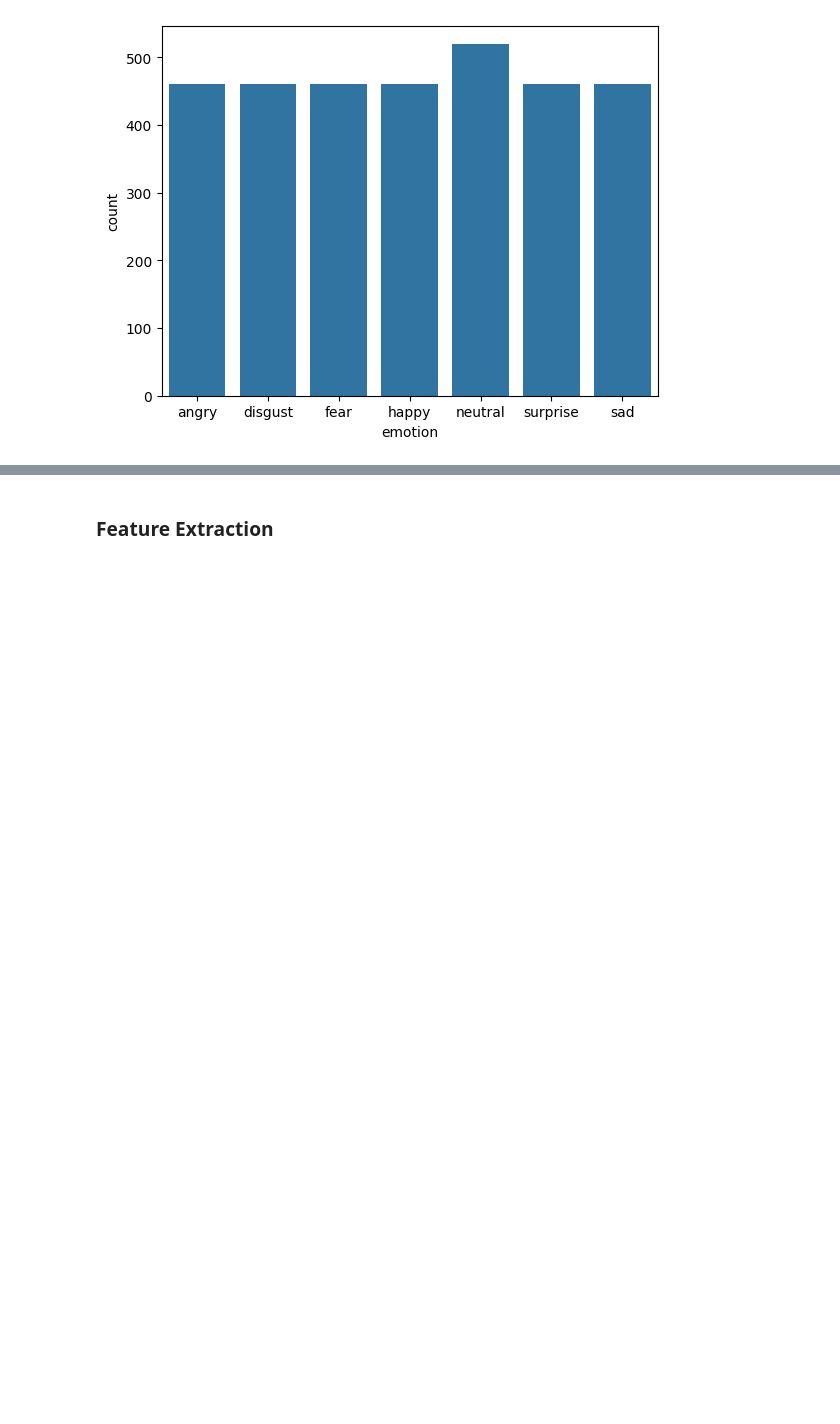
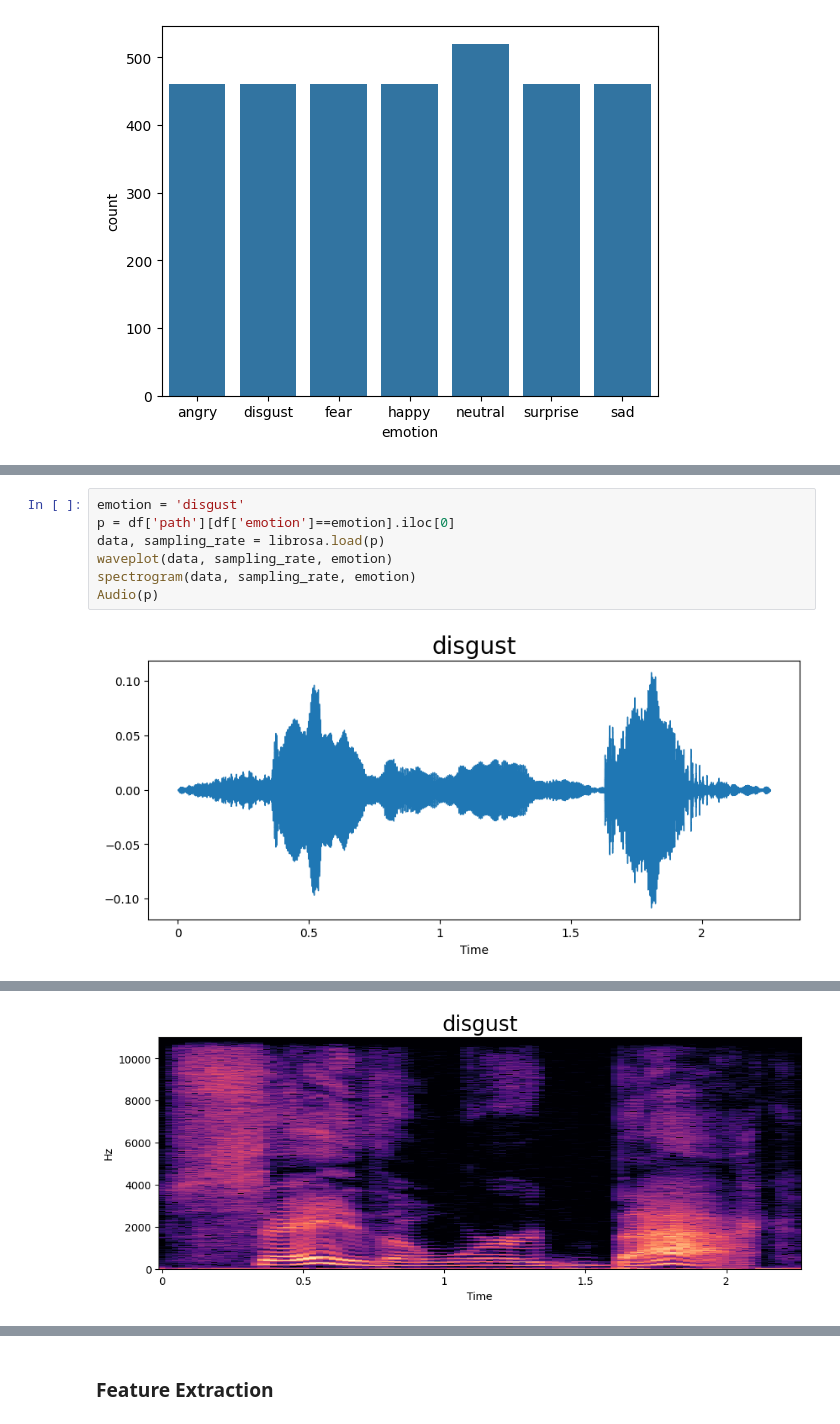
Before and after one commit to aysenur00/VoiceSentimentAnalysis, a Jupyter notebook: VoiceSentimentAnalysis.ipynb, the cells around one changed output, grey strips where cells are left out. Drawn from its saved outputs; the diff is of its cells as text; blank space fills up the shorter version.

```diff
--- a/VoiceSentimentAnalysis.ipynb
+++ b/VoiceSentimentAnalysis.ipynb
@@ -171,0 +172,9 @@ Audio(p)
+# %%
+emotion = 'disgust'
+p = df['path'][df['emotion']==emotion].iloc[0]
+data, sampling_rate = librosa.load(p)
+waveplot(data, sampling_rate, emotion)
+spectrogram(data, sampling_rate, emotion)
+Audio(p)
+# %% [output]
+[figure, added]
@@ -171,0 +182 @@ Audio(p)
+[figure, added]
```
Also changed, not shown: parts of 14 cells of this notebook, 2 other files.
